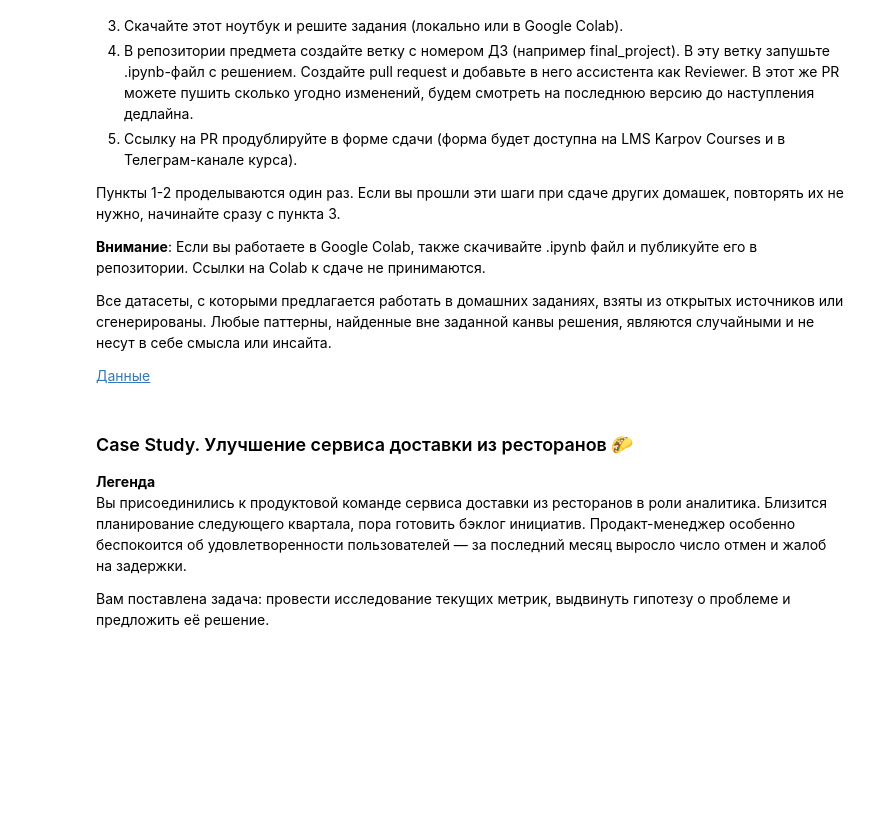
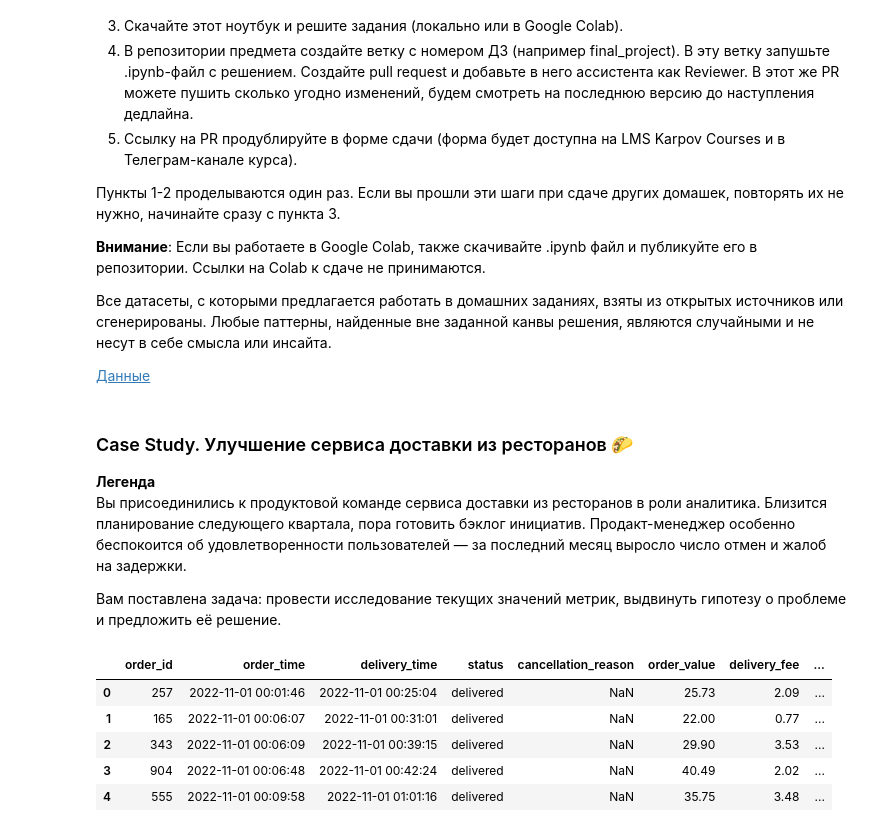
Before and after one commit to maxoutpost/hse_product_metrics_course, a Jupyter notebook: Final_Project/Final_project.ipynb, the cells around one changed output. Cells and saved outputs as stored; diff of their text form; code cells hidden in the pictures; blank space fills up the shorter version.

Commit message:
Update Final project

```diff
--- a/Final_Project/Final_project.ipynb
+++ b/Final_Project/Final_project.ipynb
@@ -29,4 +34,15 @@ import matplotlib.pyplot as plt
 **Легенда**
 Вы присоединились к продуктовой команде сервиса доставки из ресторанов в роли аналитика. Близится планирование следующего квартала, пора готовить бэклог инициатив. Продакт-менеджер особенно беспокоится об удовлетворенности пользователей — за последний месяц выросло число отмен и жалоб на задержки.
 
-Вам поставлена задача: провести исследование текущих метрик, выдвинуть гипотезу о проблеме и предложить её решение.
+Вам поставлена задача: провести исследование текущих значений метрик, выдвинуть гипотезу о проблеме и предложить её решение.
+# %%
+df = pd.read_csv('data/final_project_delivery_service.csv')
+
+df.head()
+# %% [output]
+|  | order_id | order_time | delivery_time | status | cancellation_reason | order_value | delivery_fee | ... |
+| 0 | 257 | 2022-11-01 00:01:46 | 2022-11-01 00:25:04 | delivered | NaN | 25.73 | 2.09 | ... |
+| 1 | 165 | 2022-11-01 00:06:07 | 2022-11-01 00:31:01 | delivered | NaN | 22.00 | 0.77 | ... |
+| 2 | 343 | 2022-11-01 00:06:09 | 2022-11-01 00:39:15 | delivered | NaN | 29.90 | 3.53 | ... |
+| 3 | 904 | 2022-11-01 00:06:48 | 2022-11-01 00:42:24 | delivered | NaN | 40.49 | 2.02 | ... |
+| 4 | 555 | 2022-11-01 00:09:58 | 2022-11-01 01:01:16 | delivered | NaN | 35.75 | 3.48 | ... |
```
Also changed, not shown: parts of 42 cells of this notebook.
